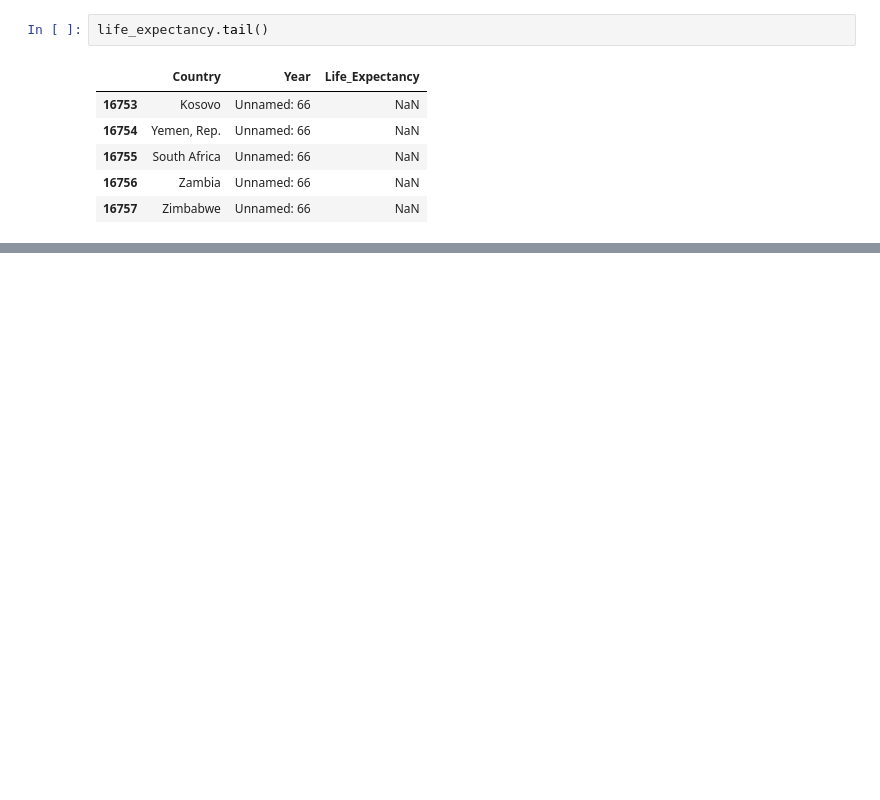
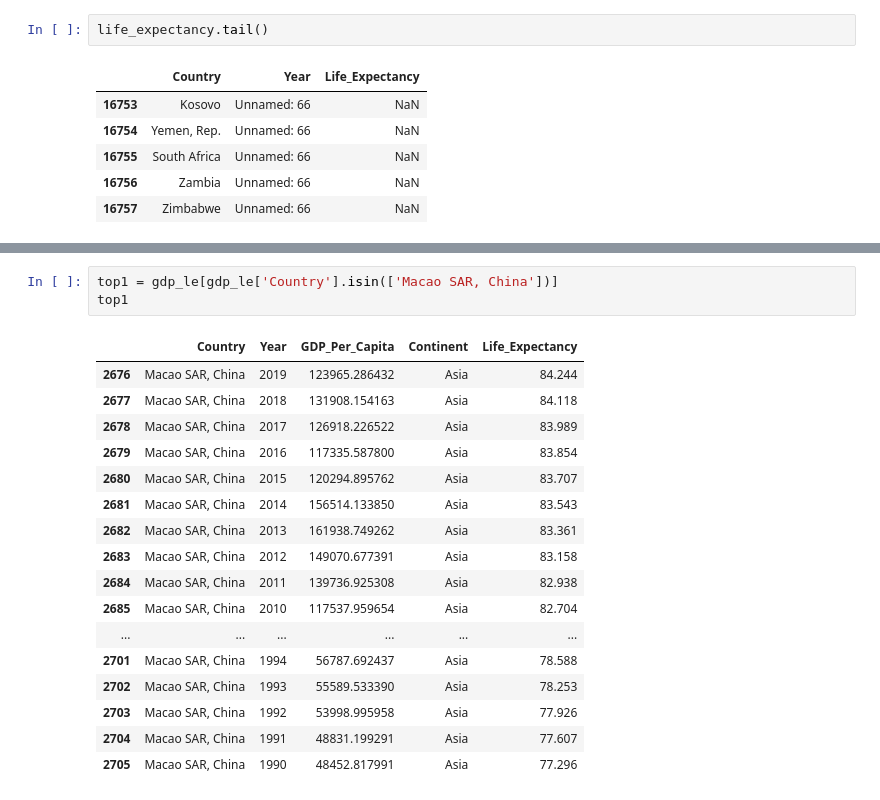
Before and after one commit to nss-data-science-cohort-6/un_data_question-RodNSS, a Jupyter notebook: notebooks/UN_Data_Exploration.ipynb, the cells around one changed output, grey strips where cells are left out. Cells and saved outputs as stored; diff of their text form; blank space fills up the shorter version.

```diff
--- a/notebooks/UN_Data_Exploration.ipynb
+++ b/notebooks/UN_Data_Exploration.ipynb
@@ -686,0 +757,21 @@ life_expectancy.tail()
+# %%
+top1 = gdp_le[gdp_le['Country'].isin(['Macao SAR, China'])]
+top1
+# %% [output]
+|  | Country | Year | GDP_Per_Capita | Continent | Life_Expectancy |
+| 2676 | Macao SAR, China | 2019 | 123965.286432 | Asia | 84.244 |
+| 2677 | Macao SAR, China | 2018 | 131908.154163 | Asia | 84.118 |
+| 2678 | Macao SAR, China | 2017 | 126918.226522 | Asia | 83.989 |
+| 2679 | Macao SAR, China | 2016 | 117335.587800 | Asia | 83.854 |
+| 2680 | Macao SAR, China | 2015 | 120294.895762 | Asia | 83.707 |
+| 2681 | Macao SAR, China | 2014 | 156514.133850 | Asia | 83.543 |
+| 2682 | Macao SAR, China | 2013 | 161938.749262 | Asia | 83.361 |
+| 2683 | Macao SAR, China | 2012 | 149070.677391 | Asia | 83.158 |
+| 2684 | Macao SAR, China | 2011 | 139736.925308 | Asia | 82.938 |
+| 2685 | Macao SAR, China | 2010 | 117537.959654 | Asia | 82.704 |
+| ... | ... | ... | ... | ... | ... |
+| 2701 | Macao SAR, China | 1994 | 56787.692437 | Asia | 78.588 |
+| 2702 | Macao SAR, China | 1993 | 55589.533390 | Asia | 78.253 |
+| 2703 | Macao SAR, China | 1992 | 53998.995958 | Asia | 77.926 |
+| 2704 | Macao SAR, China | 1991 | 48831.199291 | Asia | 77.607 |
+| 2705 | Macao SAR, China | 1990 | 48452.817991 | Asia | 77.296 |
```
Also changed, not shown: parts of 23 cells of this notebook.
